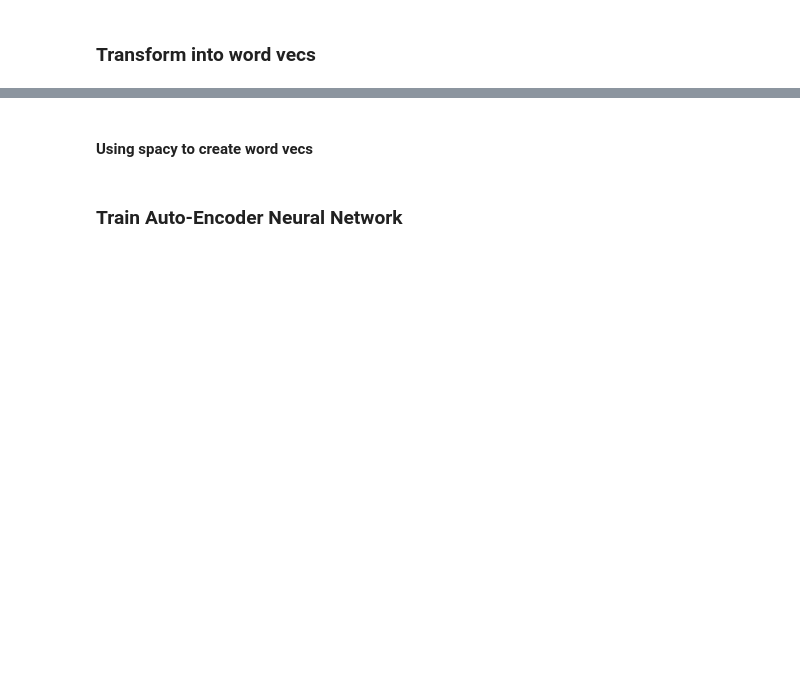
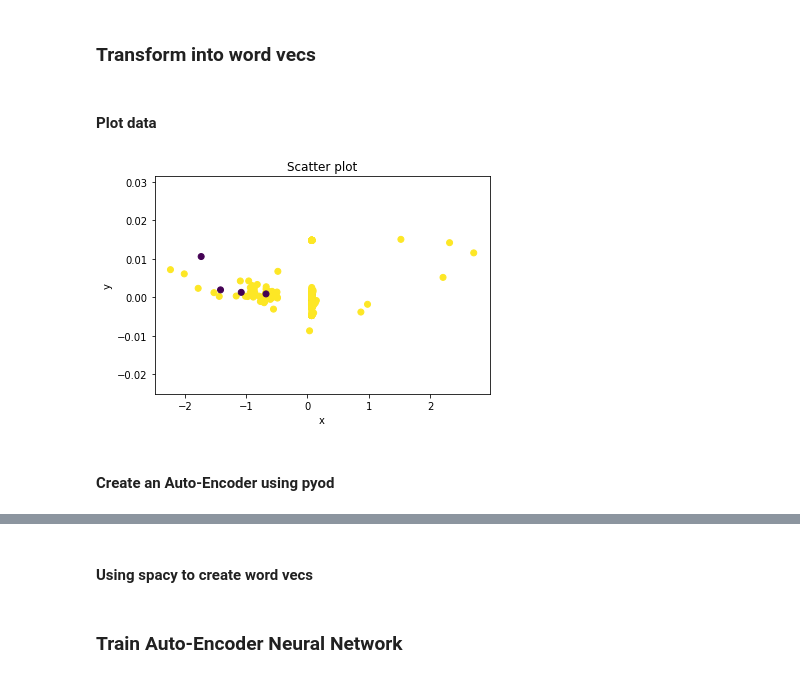
Before and after one commit to singhavneet447/avneet, a Jupyter notebook: NLP/NN 1-class.ipynb, the cells around one changed output, grey strips where cells are left out. Drawn from its saved outputs; the diff is of its cells as text; code cells hidden in the pictures; blank space fills up the shorter version.

```diff
--- a/NLP/NN 1-class.ipynb
+++ b/NLP/NN 1-class.ipynb
@@ -77,0 +114,4 @@ stopwords = [word for word in stopwords if word not in remov]
+# %%
+cldict = {'P':1 , 'R':1, 'E':-1,'O':-1}
+dataset['Class Label'] = dataset['class'].map(cldict)
+label_series = pd.Series(dataset['Class Label'])
@@ -148,3 +259,23 @@ class Doc2VecTransformer(BaseEstimator):
 doc2vec_tr = Doc2VecTransformer(vector_size=300)
 doc2vec_tr.fit(datadf)
 doc2vec_vectors = doc2vec_tr.transform(datadf)
+# %% [markdown]
+#### Plot data
+# %%
+from sklearn.decomposition import PCA
+pca = PCA(2)
+x_pca = pca.fit_transform(doc2vec_vectors)
+x_pca = pd.DataFrame(x_pca)
+x_pca.columns=['PC1','PC2']
+
+# Plot
+import matplotlib.pyplot as plt
+plt.scatter(x_pca['PC1'], x_pca['PC2'], c=datadf['Class Label'])
+plt.title('Scatter plot')
+plt.xlabel('x')
+plt.ylabel('y')
+plt.show()
+# %% [output]
+[figure, added]
+# %% [markdown]
+#### Create an Auto-Encoder using pyod
```
Also changed, not shown: parts of 37 cells of this notebook.
